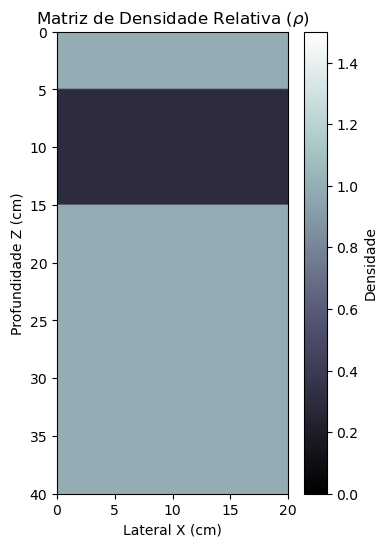
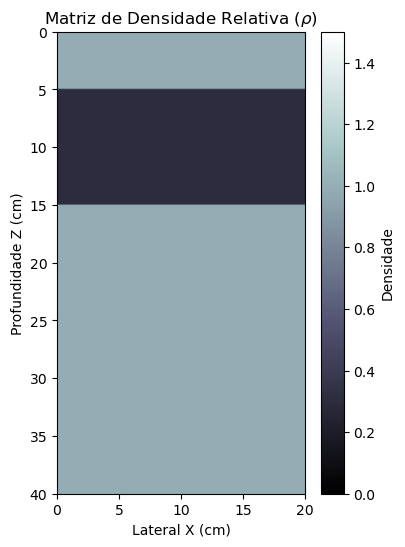
The change to this notebook cell's code, shown as a diff; its figure went from the first image to the second:
--- before
+++ after
@@ -13,5 +13,5 @@
 # Visualização do fantoma
 plt.figure(figsize=(4,6))
-plt.imshow(phantom, cmap='bone', extent=[0, nx*dx, nz*dz, 0], vmin=0, vmax=1.5)
+plt.imshow(phantom, cmap='bone', extent=[0, nx*dx, nz*dz, 0], vmin=0, vmax=1.5, aspect="auto")
 plt.title("Matriz de Densidade Relativa ($\\rho$)")
 plt.colorbar(label="Densidade")

Commit: Continuação da elaboração da demonstração